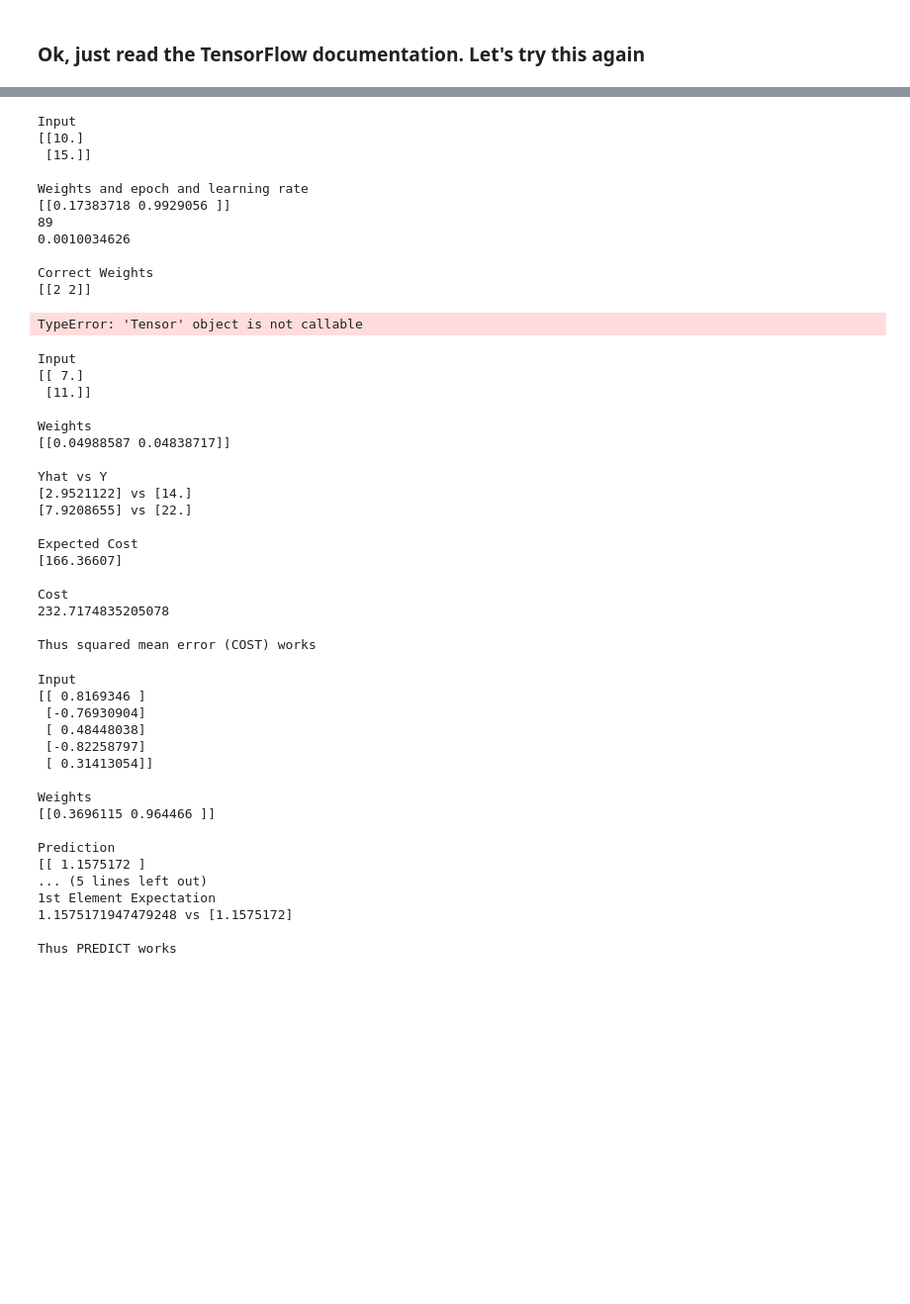
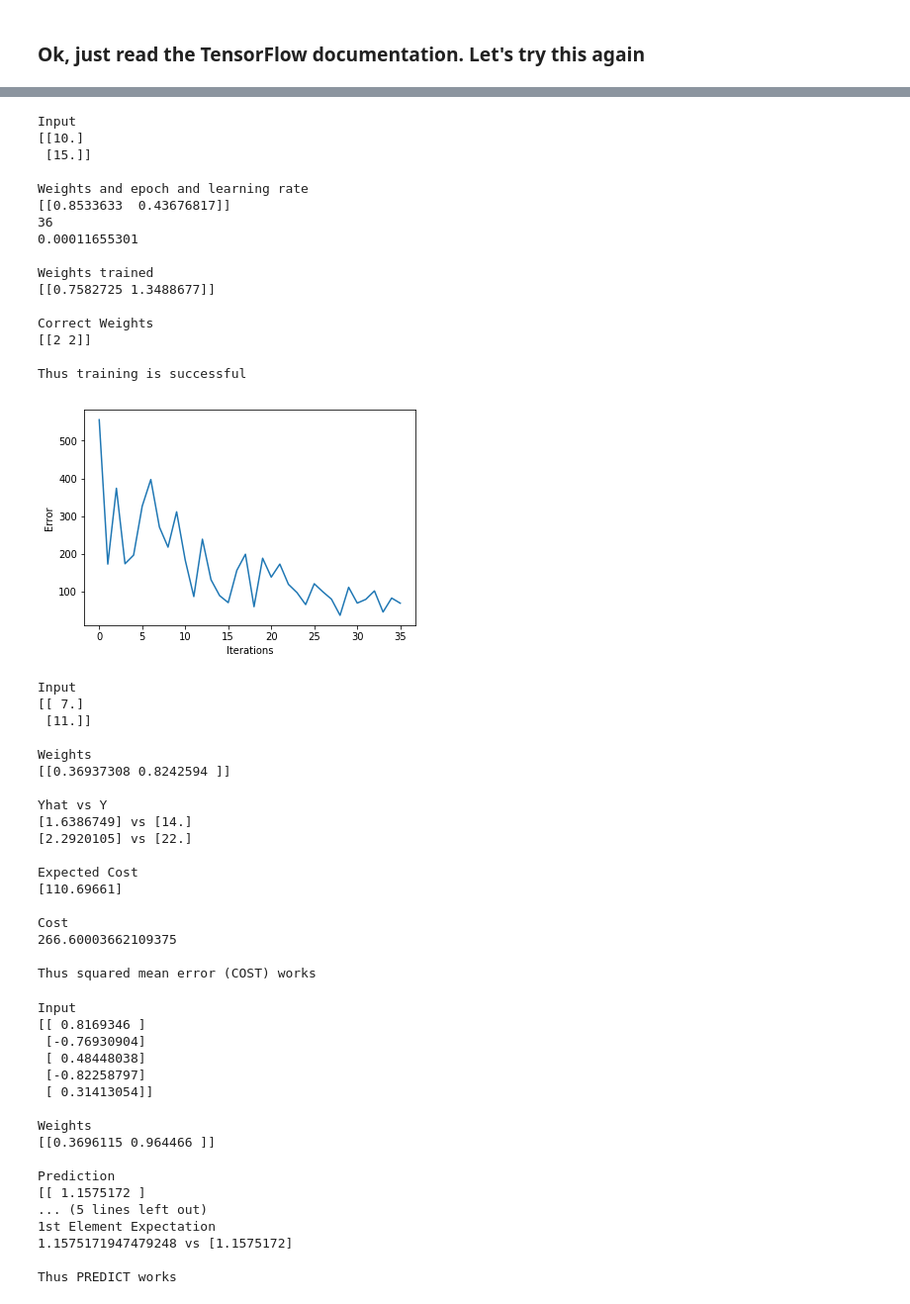
Before and after one commit to irulenot/Logistic_Classifier, a Jupyter notebook: logistic_classifier.ipynb, the cells around one changed output, grey strips where cells are left out. Shown at 99% size. Saved outputs shown, nothing was run; the diff lists cells and outputs as text; code cells hidden in the pictures; blank space fills up the shorter version.

```diff
--- a/logistic_classifier.ipynb
+++ b/logistic_classifier.ipynb
@@ -123,8 +121,8 @@ ModuleNotFoundError: No module named 'matplotlib'
 class LinearClassifier:
 
     weights = tf.random_uniform([1,2], dtype=tf.float32)
-    learning_rate = uniform(0.0001, 0.01)
-    epoch = randint(10, 300)
+    learning_rate = uniform(0.0001, 0.001)
+    epoch = randint(10, 50)
 
 
     # Initalizes parameters for new model
@@ -163,13 +161,18 @@ class LinearClassifier:
     def train_curve(self, X, Y):
         c = np.zeros(self.epoch)
         it = np.zeros(self.epoch)
-
         for i in range(0, self.epoch):
             Yhat = self.predict(X)
             self.weights -= self.learning_rate * tf.transpose(Yhat - Y) * tf.transpose(X)
 
-            c[i] = cost(Yhat, Y)
+            squared_error = (Yhat - Y)**2
+            b = 1/tf.shape(Yhat)[0]
+            c[i] = (tf.cast(b, tf.float32) * tf.reduce_sum(squared_error)).eval()
             it[i] = i
+
+        plt.xlabel("Iterations")
+        plt.ylabel("Error")
+        plt.plot(it, c)
 # %%
 # TESTING TRAIN FUNCTION
 
@@ -182,42 +185,49 @@ with tf.Session() as sess:
     Yhat = model.predict(X)
 
     print("Input")
     r = X
     t = tf.Print(r, [r])
     print(sess.run(t))
 
     print("\nWeights and epoch and learning rate")
     r = model.weights
     t = tf.Print(r, [r])
     r2 = model.epoch
     t2 = tf.Print(r2, [r2])
     r3 = model.learning_rate
     t3 = tf.Print(r3, [r3])
     print(sess.run(t))
     print(sess.run(t2))
     print(sess.run(t3))
 
+    model.train_curve(X, Y)
+    r = model.weights
+    t = tf.Print(r, [r])
+
+    print("\nWeights trained")
+    print(sess.run(t))
     print("\nCorrect Weights")
     print("[[2 2]]")
 
-    for i in range(0, self.epoch):
-
-    plt.xlabel("Iterations")
-    plt.ylabel("Error")
-    plt.plot(c, it)
+    print("\nThus training is successful")
 # %% [output]
 Input
 [[10.]
  [15.]]
 
 Weights and epoch and learning rate
-[[0.17383718 0.9929056 ]]
-89
-0.0010034626
+[[0.8533633  0.43676817]]
+36
+0.00011655301
+
+Weights trained
+[[0.7582725 1.3488677]]
 
 Correct Weights
 [[2 2]]
+
+Thus training is successful
-TypeError: 'Tensor' object is not callable
+[figure, added]
 # %%
 # TESTING COST FUNCTION
 
@@ -265,17 +275,17 @@ Input
  [11.]]
 
 Weights
-[[0.04988587 0.04838717]]
+[[0.36937308 0.8242594 ]]
 
 Yhat vs Y
-[2.9521122] vs [14.]
-[7.9208655] vs [22.]
+[1.6386749] vs [14.]
+[2.2920105] vs [22.]
 
 Expected Cost
-[166.36607]
+[110.69661]
 
 Cost
-232.7174835205078
+266.60003662109375
 
 Thus squared mean error (COST) works
 # %%
```
Also changed, not shown: parts of 1 cell of this notebook, 1 other file.
